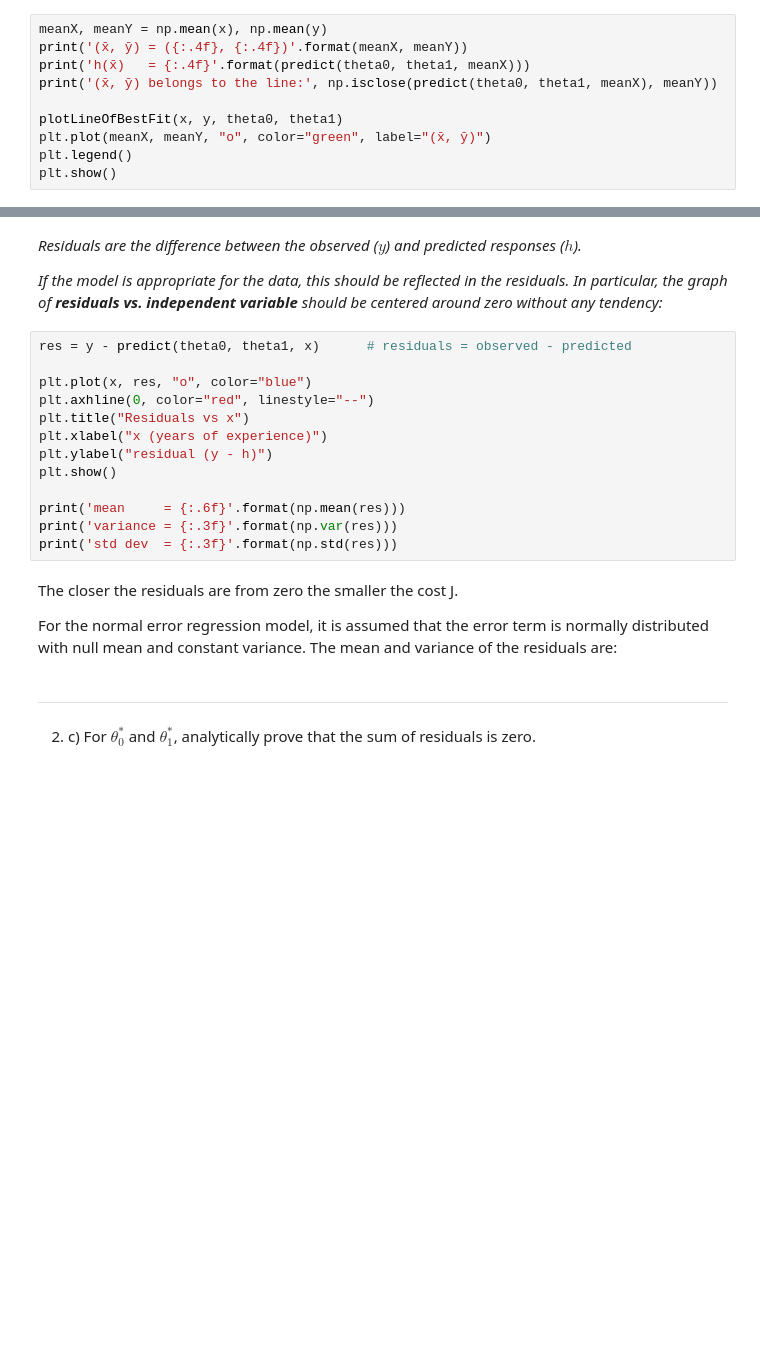
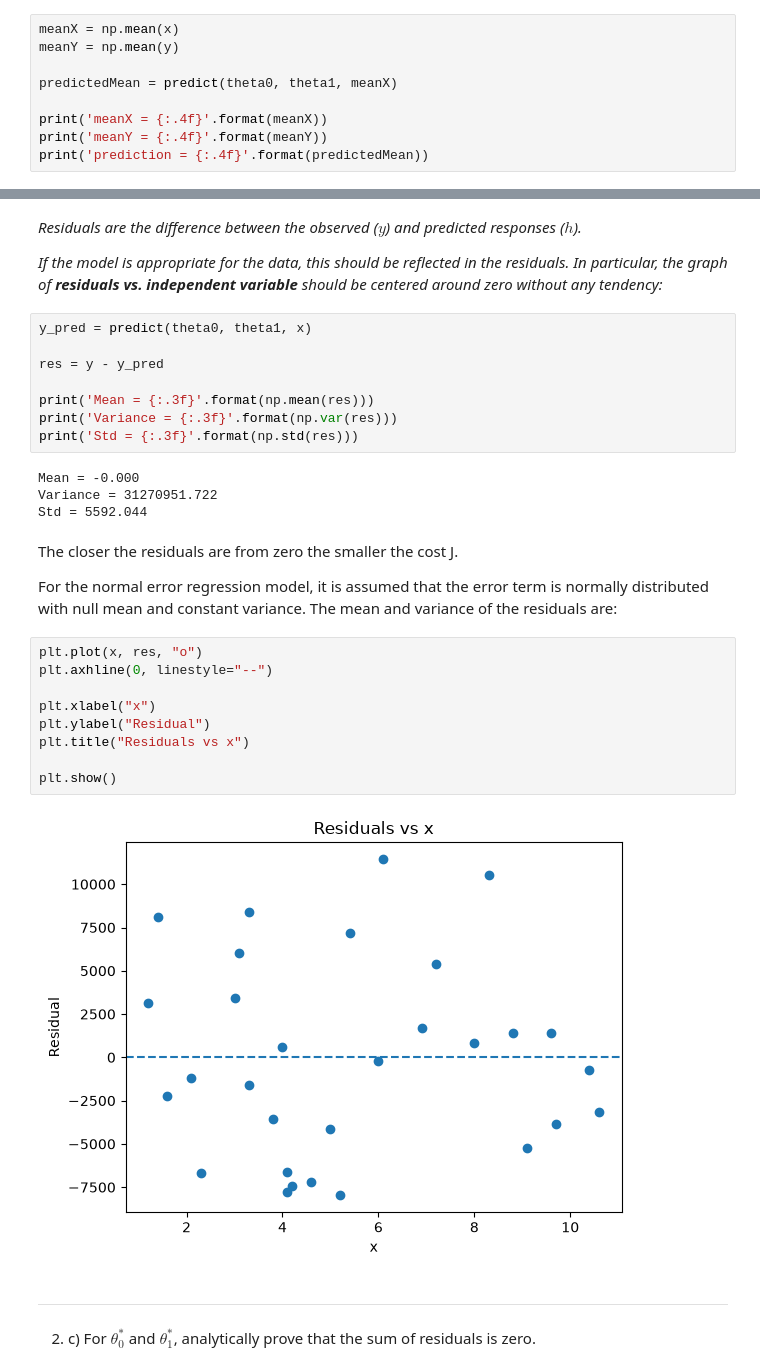
Before and after one commit to Goncalo-Dias-Rodrigues/ML-Linear-Regression, a Jupyter notebook: src/ML Lab2-regression.ipynb, the cells around one changed output, grey strips where cells are left out. Drawn from its saved outputs; the diff is of its cells as text; blank space fills up the shorter version.

```diff
--- a/src/ML Lab2-regression.ipynb
+++ b/src/ML Lab2-regression.ipynb
@@ -289,12 +342,11 @@ print('J(Θ0*, Θ1*) = {:.3f}'.format(J))
 \
 iii) Show that point (average of X, average of Y) belongs to the line of best fit.
 # %%
-meanX, meanY = np.mean(x), np.mean(y)
-print('(x̄, ȳ) = ({:.4f}, {:.4f})'.format(meanX, meanY))
-print('h(x̄)   = {:.4f}'.format(predict(theta0, theta1, meanX)))
-print('(x̄, ȳ) belongs to the line:', np.isclose(predict(theta0, theta1, meanX), meanY))
+meanX = np.mean(x)
+meanY = np.mean(y)
 
-plotLineOfBestFit(x, y, theta0, theta1)
-plt.plot(meanX, meanY, "o", color="green", label="(x̄, ȳ)")
-plt.legend()
-plt.show()
+predictedMean = predict(theta0, theta1, meanX)
+
+print('meanX = {:.4f}'.format(meanX))
+print('meanY = {:.4f}'.format(meanY))
+print('prediction = {:.4f}'.format(predictedMean))
@@ -306,23 +362,33 @@ plt.show()
 
 *If the model is appropriate for the data, this should be reflected in the residuals. In particular, the graph of **residuals vs. independent variable** should be centered around zero without any tendency:*
 # %%
-res = y - predict(theta0, theta1, x)      # residuals = observed - predicted
+y_pred = predict(theta0, theta1, x)
 
-plt.plot(x, res, "o", color="blue")
-plt.axhline(0, color="red", linestyle="--")
-plt.title("Residuals vs x")
-plt.xlabel("x (years of experience)")
-plt.ylabel("residual (y - h)")
-plt.show()
+res = y - y_pred
 
-print('mean     = {:.6f}'.format(np.mean(res)))
-print('variance = {:.3f}'.format(np.var(res)))
-print('std dev  = {:.3f}'.format(np.std(res)))
+print('Mean = {:.3f}'.format(np.mean(res)))
+print('Variance = {:.3f}'.format(np.var(res)))
+print('Std = {:.3f}'.format(np.std(res)))
+# %% [output]
+Mean = -0.000
+Variance = 31270951.722
+Std = 5592.044
 # %% [markdown]
 The closer the residuals are from zero the smaller the cost J.
 
 For the normal error regression model, it is assumed that the error term is normally distributed with null mean and
 constant variance. The mean and variance of the residuals are:
+# %%
+plt.plot(x, res, "o")
+plt.axhline(0, linestyle="--")
+
+plt.xlabel("x")
+plt.ylabel("Residual")
+plt.title("Residuals vs x")
+
+plt.show()
+# %% [output]
+[figure, added]
 # %% [markdown]
 ---
 2. c) For $θ_0^*$ and $θ_1^*$, analytically prove that the sum of residuals is zero.
```
Also changed, not shown: parts of 14 cells of this notebook, 1 other file.
